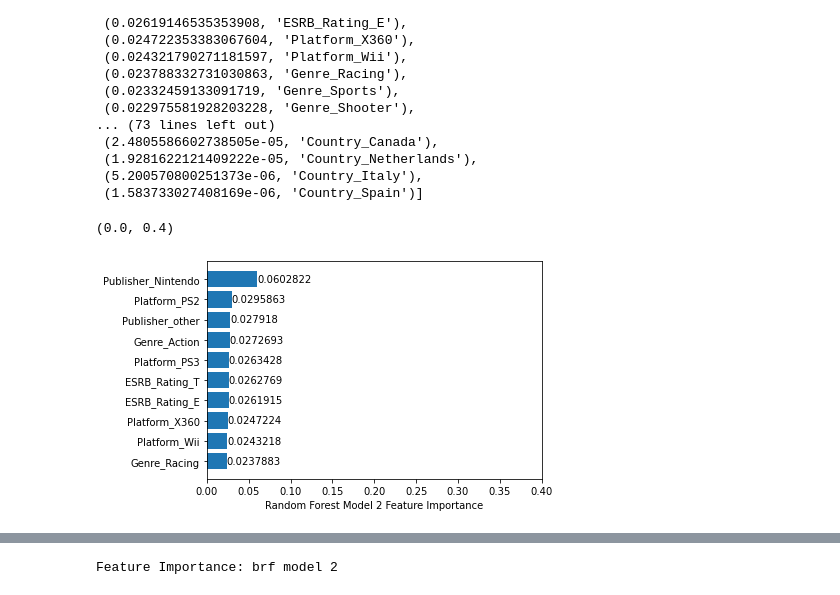
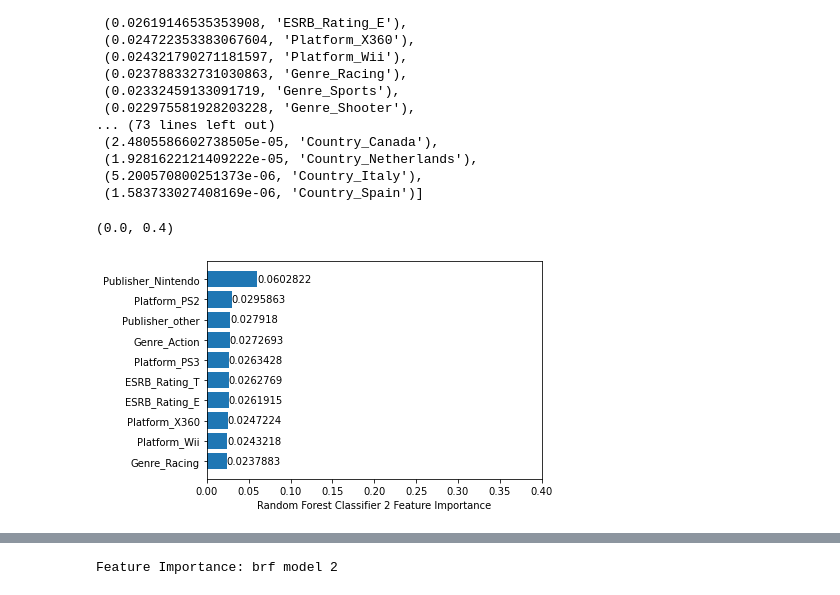
Before and after one commit to kntln/Video_Games_Sales, a Jupyter notebook: ML_RandomForestClassifier_1.ipynb, the cells around one changed output, grey strips where cells are left out. Drawn from its saved outputs; the diff is of its cells as text; code cells hidden in the pictures.

```diff
--- a/ML_RandomForestClassifier_1.ipynb
+++ b/ML_RandomForestClassifier_1.ipynb
@@ -845,16 +903,16 @@ Feature Importance: rf model 2: no 'Critic_Score' column
 # %%
 sorted_idx = rf_model_2.feature_importances_.argsort()[-10:]
 x = X2.columns[sorted_idx]
 y = rf_model_2.feature_importances_[sorted_idx]
 
 fig, ax = plt.subplots()
 bars = ax.barh(x, y)
 ax.bar_label(bars)
-plt.xlabel("Random Forest Model 2 Feature Importance")
+plt.xlabel("Random Forest Classifier 2 Feature Importance")
 plt.xlim(0.0,0.4)
 # %% [output]
 (0.0, 0.4)
-[figure, old version]
+[figure, new version]
 # %%
 # Train the balanced random forest model
 brf_model_2 = brf_model.fit(X2_train, y2_train)
```
Also changed, not shown: parts of 14 cells of this notebook, 4 other files.
